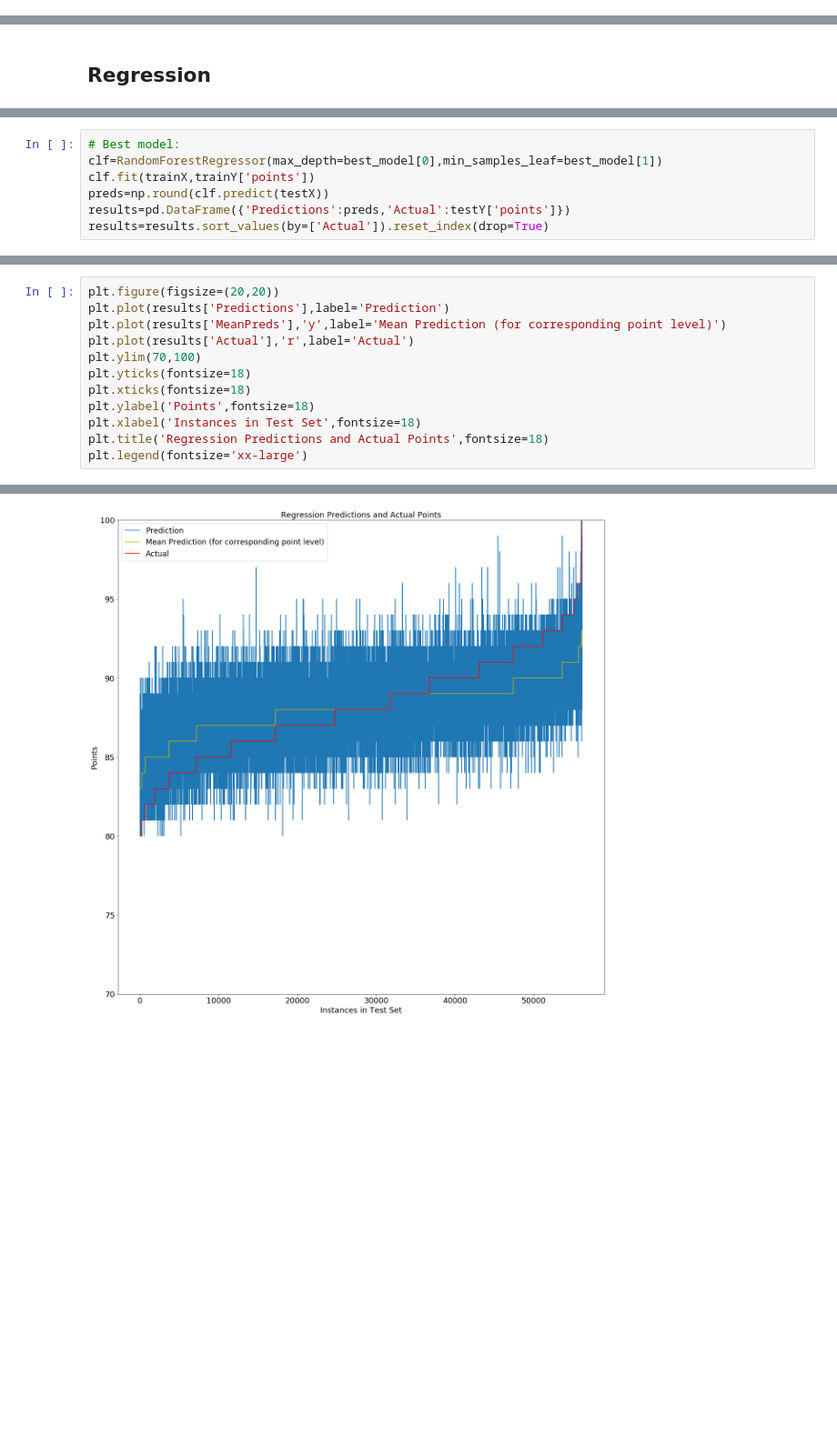
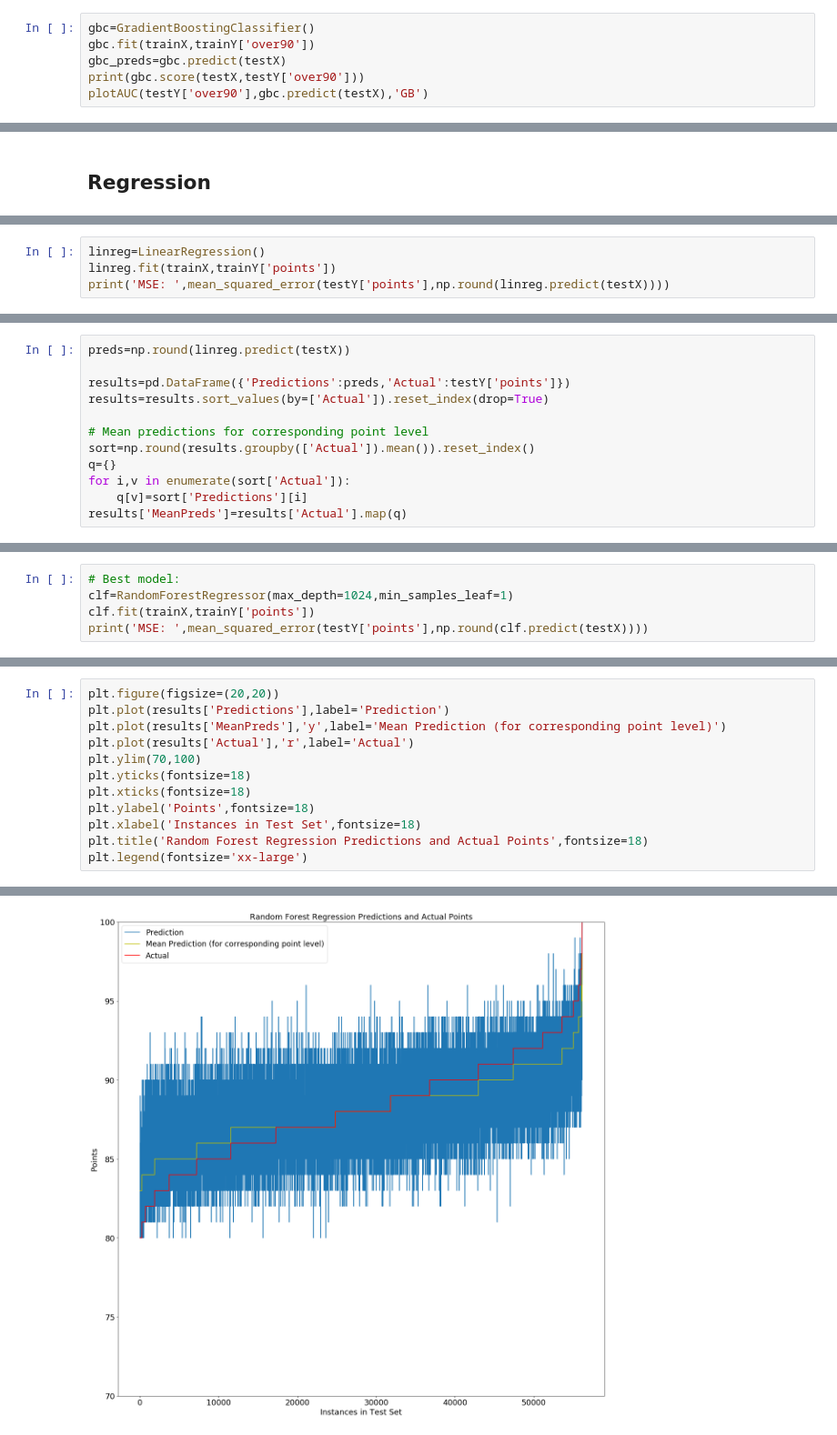
Before and after one commit to da1933/Carpe-Vinum, a Jupyter notebook: Wine Modeling.ipynb, the cells around one changed output, grey strips where cells are left out. Shown: that part at 91% size. Cells and saved outputs as stored; diff of their text form; blank space fills up the shorter version.

```diff
--- a/Wine Modeling.ipynb
+++ b/Wine Modeling.ipynb
@@ -176,0 +398,6 @@ plotAUC(testY['over90'],rfc.predict(testX),'RFC')
+# %%
+gbc=GradientBoostingClassifier()
+gbc.fit(trainX,trainY['over90'])
+gbc_preds=gbc.predict(testX)
+print(gbc.score(testX,testY['over90']))
+plotAUC(testY['over90'],gbc.predict(testX),'GB')
@@ -211,0 +446,4 @@ RFC and GBC make 86.09% similar predictions
+# %%
+linreg=LinearRegression()
+linreg.fit(trainX,trainY['points'])
+print('MSE: ',mean_squared_error(testY['points'],np.round(linreg.predict(testX))))
@@ -211,0 +452,12 @@ RFC and GBC make 86.09% similar predictions
+# %%
+preds=np.round(linreg.predict(testX))
+
+results=pd.DataFrame({'Predictions':preds,'Actual':testY['points']})
+results=results.sort_values(by=['Actual']).reset_index(drop=True)
+
+# Mean predictions for corresponding point level
+sort=np.round(results.groupby(['Actual']).mean()).reset_index()
+q={}
+for i,v in enumerate(sort['Actual']):
+    q[v]=sort['Predictions'][i]
+results['MeanPreds']=results['Actual'].map(q)
@@ -249,7 +516,5 @@ Best Model Paramters:  (32, 1, 5.442452830188679)
 # %%
 # Best model:
-clf=RandomForestRegressor(max_depth=best_model[0],min_samples_leaf=best_model[1])
+clf=RandomForestRegressor(max_depth=1024,min_samples_leaf=1)
 clf.fit(trainX,trainY['points'])
-preds=np.round(clf.predict(testX))
-results=pd.DataFrame({'Predictions':preds,'Actual':testY['points']})
-results=results.sort_values(by=['Actual']).reset_index(drop=True)
+print('MSE: ',mean_squared_error(testY['points'],np.round(clf.predict(testX))))
@@ -263,15 +535,15 @@ results['MeanPreds']=results['Actual'].map(q)
 # %%
 plt.figure(figsize=(20,20))
 plt.plot(results['Predictions'],label='Prediction')
 plt.plot(results['MeanPreds'],'y',label='Mean Prediction (for corresponding point level)')
 plt.plot(results['Actual'],'r',label='Actual')
 plt.ylim(70,100)
 plt.yticks(fontsize=18)
 plt.xticks(fontsize=18)
 plt.ylabel('Points',fontsize=18)
 plt.xlabel('Instances in Test Set',fontsize=18)
-plt.title('Regression Predictions and Actual Points',fontsize=18)
+plt.title('Random Forest Regression Predictions and Actual Points',fontsize=18)
 plt.legend(fontsize='xx-large')
 # %% [output]
 <matplotlib.legend.Legend at 0x...>
-[figure, old version]
+[figure, new version]
```
Also changed, not shown: parts of 66 cells of this notebook.
